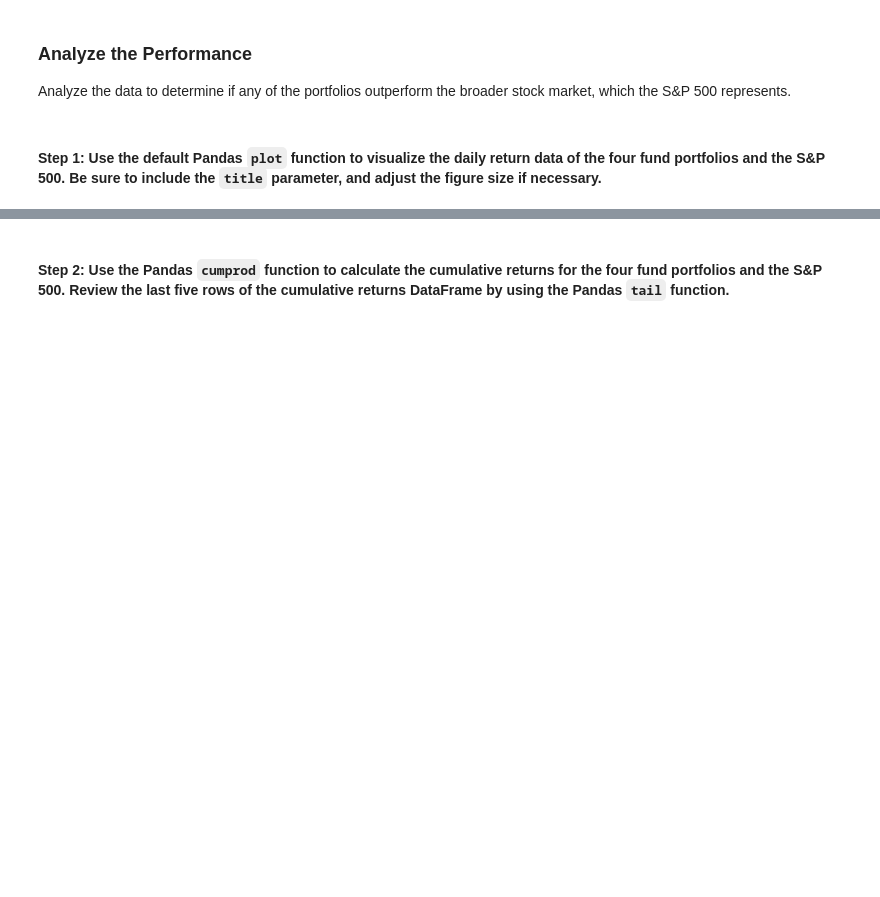
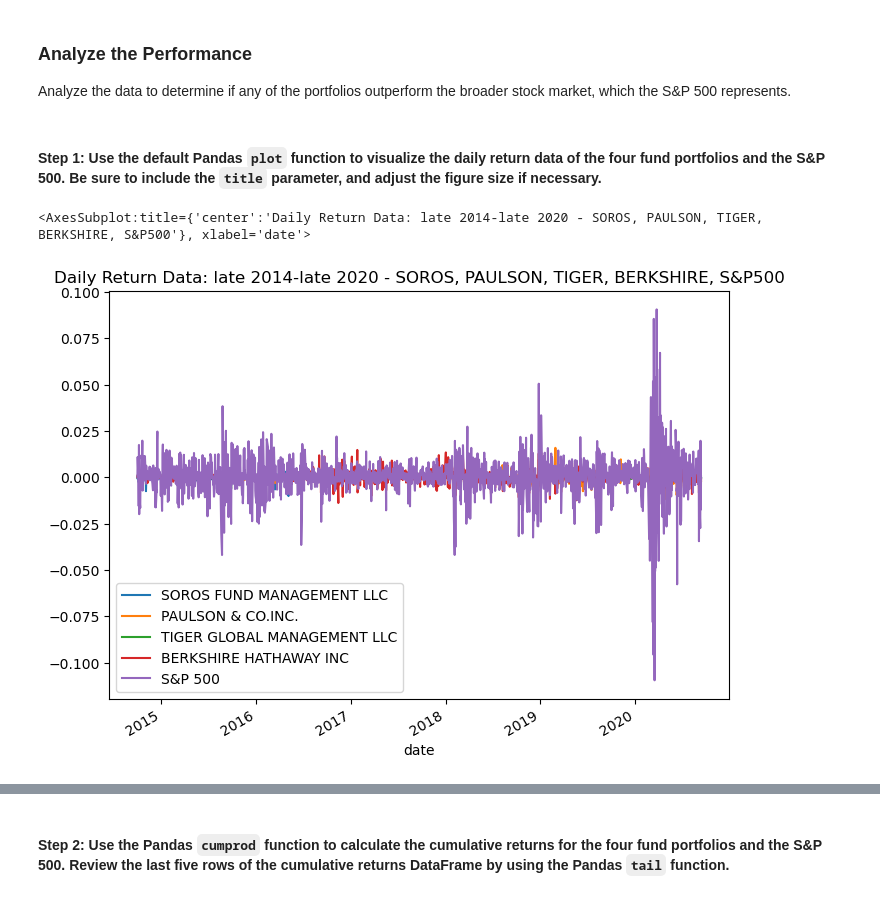
Before and after one commit to djohnst914/Risk_Analysis_Investment_Opportunities, a Jupyter notebook: risk_return_analysis.ipynb, the cells around one changed output, grey strips where cells are left out. Drawn from its saved outputs; the diff is of its cells as text; code cells hidden in the pictures; blank space fills up the shorter version.

Commit message:
visualize daily return data

```diff
--- a/risk_return_analysis.ipynb
+++ b/risk_return_analysis.ipynb
@@ -153,6 +153,9 @@ Analyze the data to determine if any of the portfolios outperform the broader st
 # %% [markdown]
 #### Step 1:  Use the default Pandas `plot` function to visualize the daily return data of the four fund portfolios and the S&P 500. Be sure to include the `title` parameter, and adjust the figure size if necessary.
 # %%
-# Plot the daily return data of the 4 funds and the S&P 500
-# Inclue a title parameter and adjust the figure size
-# YOUR CODE HERE
+# Plot daily return data of 4 funds and S&P 500
+# Include title parameter and adjust figure size
+whale_navs_daily_returns_df.plot(figsize=(8,6), title="Daily Return Data: late 2014-late 2020 - SOROS, PAULSON, TIGER, BERKSHIRE, S&P500")
+# %% [output]
+<AxesSubplot:title={'center':'Daily Return Data: late 2014-late 2020 - SOROS, PAULSON, TIGER, BERKSHIRE, S&P500'}, xlabel='date'>
+[figure, added]
```
Also changed, not shown: parts of 4 cells of this notebook.
